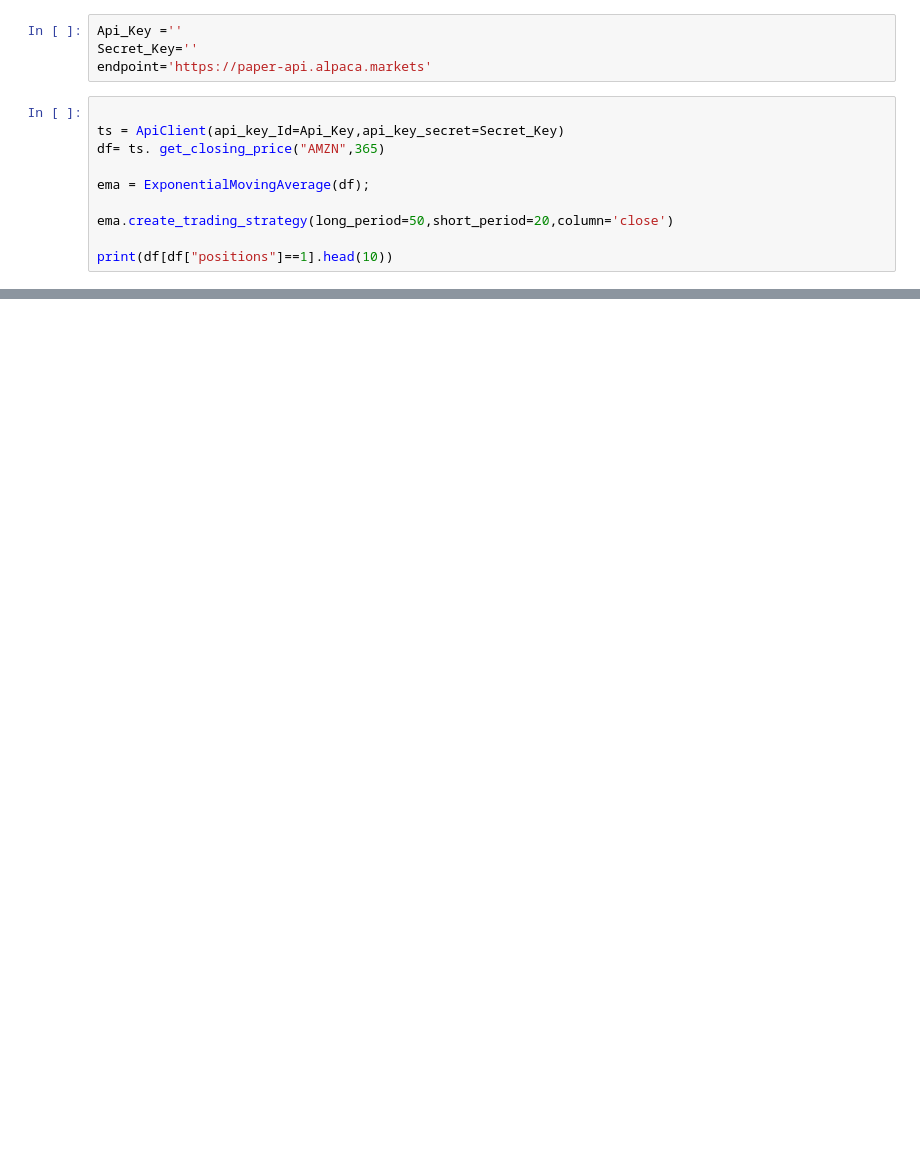
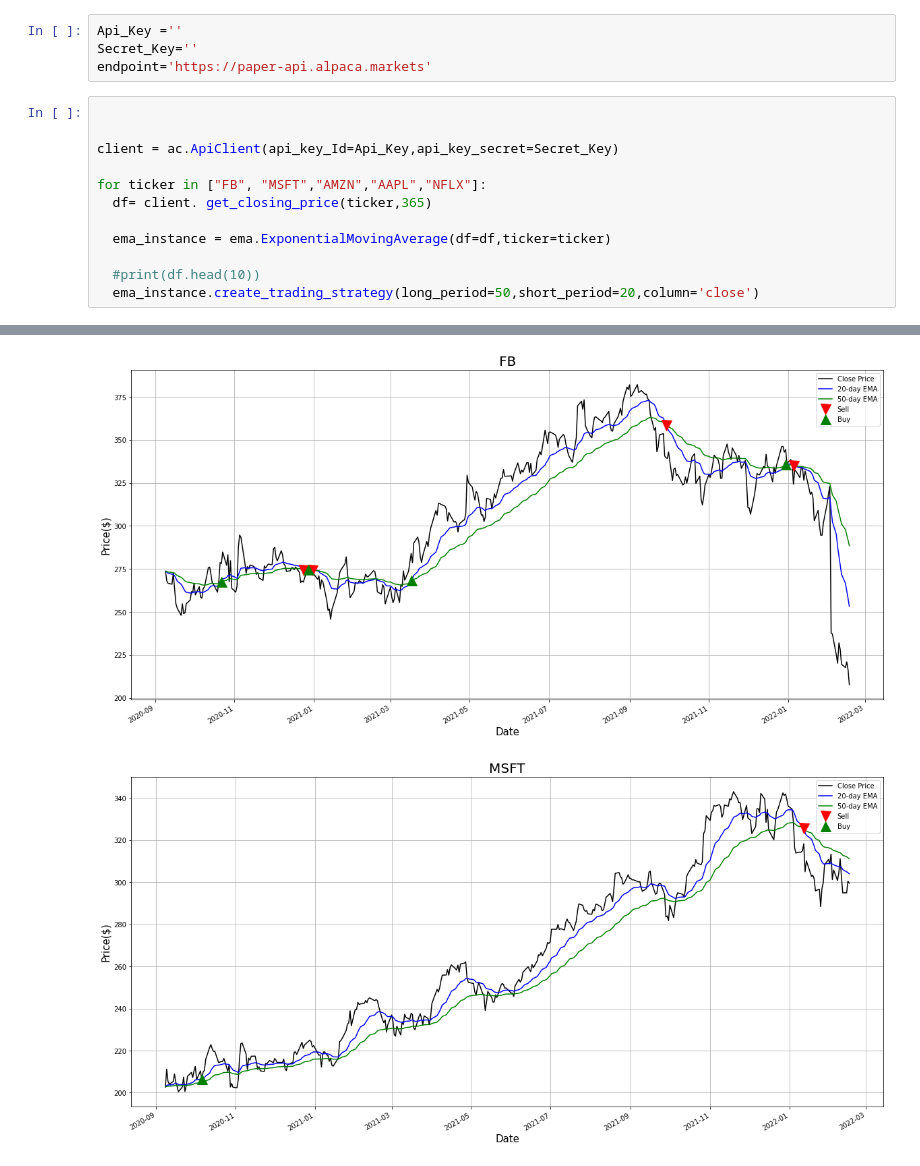
Before and after one commit to danielhunex/stock-ml-mini-project, a Jupyter notebook: src/program.ipynb, the cells around one changed output, grey strips where cells are left out. Cells and saved outputs as stored; diff of their text form; blank space fills up the shorter version.

Commit message:
Adding plotting functionality in BaseStrategy

```diff
--- a/src/program.ipynb
+++ b/src/program.ipynb
@@ -35,12 +24,14 @@ Secret_Key=''
 endpoint='https://paper-api.alpaca.markets'
 # %%
 
-ts = ApiClient(api_key_Id=Api_Key,api_key_secret=Secret_Key)
-df= ts. get_closing_price("AMZN",365)
 
-ema = ExponentialMovingAverage(df);
+client = ac.ApiClient(api_key_Id=Api_Key,api_key_secret=Secret_Key)
 
-ema.create_trading_strategy(long_period=50,short_period=20,column='close')
+for ticker in ["FB", "MSFT","AMZN","AAPL","NFLX"]:
+  df= client. get_closing_price(ticker,365)
 
-print(df[df["positions"]==1].head(10))
+  ema_instance = ema.ExponentialMovingAverage(df=df,ticker=ticker)
+
+  #print(df.head(10))
+  ema_instance.create_trading_strategy(long_period=50,short_period=20,column='close')
 # %% [output]
@@ -63,0 +38,2 @@ time
+[figure, added]
+[figure, added]
```
Also changed, not shown: parts of 3 cells of this notebook, 4 other files.
